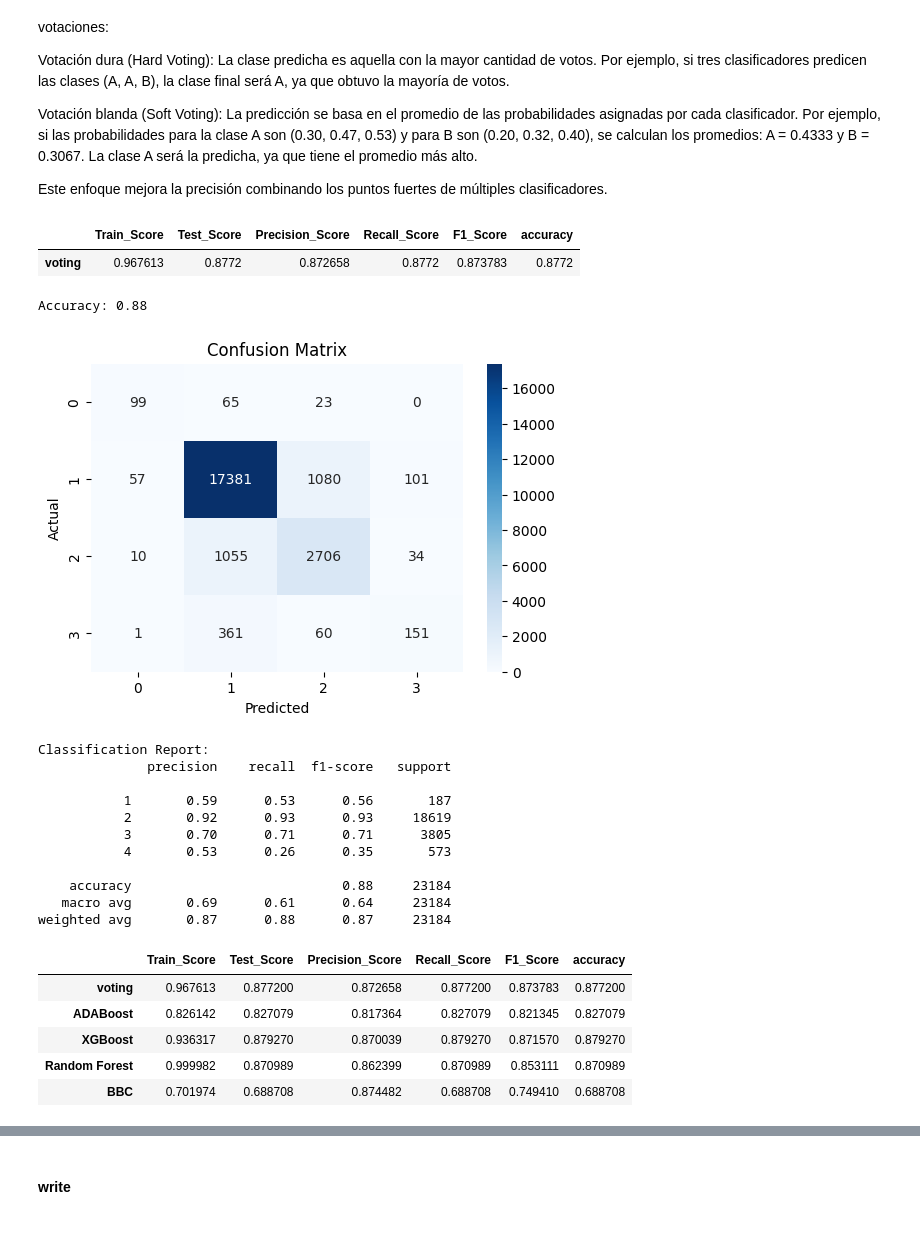
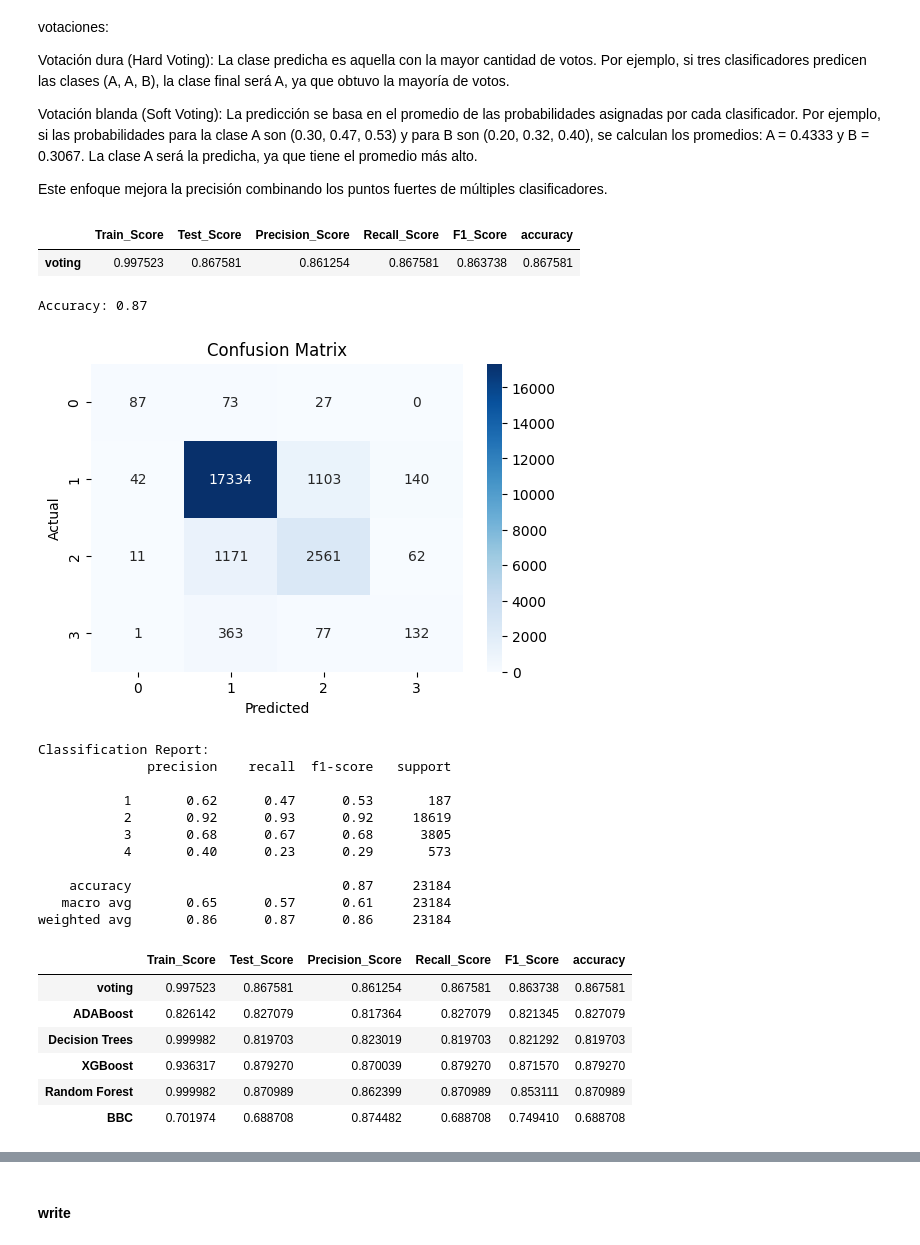
Before and after one commit to jsmoralesc/DSA_Proyecto_AccidentesTransito, a Jupyter notebook: Code/Modelos_ML.ipynb, the cells around one changed output, grey strips where cells are left out. Saved outputs shown, nothing was run; the diff lists cells and outputs as text; code cells hidden in the pictures.

```diff
--- a/Code/Modelos_ML.ipynb
+++ b/Code/Modelos_ML.ipynb
@@ -280,0 +316,7 @@ weighted avg       0.82      0.83      0.82     23184
+# %%
+dt_classifier = DecisionTreeClassifier(random_state=42)
+dt_classifier.fit(X_train, y_train)
+
+y_pred = dt_classifier.predict(X_test)
+Eval_Dt=classification_task(dt_classifier,X_train, y_train ,X_test ,y_test, y_pred,'Decision Trees')
+Eval_Dt
@@ -291,6 +364,7 @@ Este enfoque mejora la precisión combinando los puntos fuertes de múltiples cl
 # %%
 voting_classifier = VotingClassifier(estimators=[
     ('ada', ada_classifier),
+    ('dt_classifier',dt_classifier),
     ('rf_classifier',rf_classifier),
     ('xgb', xgb_classifier),
     ('bbc',balanced_bagging)
@@ -304,7 +378,7 @@ Eval_voting=classification_task(voting_classifier,X_train, y_train ,X_test,y_tes
 Eval_voting
 # %% [output]
 |  | Train_Score | Test_Score | Precision_Score | Recall_Score | F1_Score | accuracy |
-| voting | 0.967613 | 0.8772 | 0.872658 | 0.8772 | 0.873783 | 0.8772 |
+| voting | 0.997523 | 0.867581 | 0.861254 | 0.867581 | 0.863738 | 0.867581 |
 # %%
 accuracy = accuracy_score(y_test, y_pred)
 print(f"Accuracy: {accuracy:.2f}")
@@ -320,25 +394,26 @@ class_report = classification_report(y_test, y_pred)
 print("Classification Report:")
 print(class_report)
 # %% [output]
-Accuracy: 0.88
+Accuracy: 0.87
-[figure, old version]
+[figure, new version]
 Classification Report:
               precision    recall  f1-score   support
 
-           1       0.59      0.53      0.56       187
-           2       0.92      0.93      0.93     18619
-           3       0.70      0.71      0.71      3805
-           4       0.53      0.26      0.35       573
+           1       0.62      0.47      0.53       187
+           2       0.92      0.93      0.92     18619
+           3       0.68      0.67      0.68      3805
+           4       0.40      0.23      0.29       573
 
-    accuracy                           0.88     23184
-   macro avg       0.69      0.61      0.64     23184
-weighted avg       0.87      0.88      0.87     23184
+    accuracy                           0.87     23184
+   macro avg       0.65      0.57      0.61     23184
+weighted avg       0.86      0.87      0.86     23184
 # %%
-pd.concat([Eval_voting , Eval_ada , Eval_xgb ,Eval_Rf,Eval_bbc])
+pd.concat([Eval_voting , Eval_ada , Eval_Dt, Eval_xgb ,Eval_Rf, Eval_bbc])
 # %% [output]
 |  | Train_Score | Test_Score | Precision_Score | Recall_Score | F1_Score | accuracy |
-| voting | 0.967613 | 0.877200 | 0.872658 | 0.877200 | 0.873783 | 0.877200 |
+| voting | 0.997523 | 0.867581 | 0.861254 | 0.867581 | 0.863738 | 0.867581 |
 | ADABoost | 0.826142 | 0.827079 | 0.817364 | 0.827079 | 0.821345 | 0.827079 |
+| Decision Trees | 0.999982 | 0.819703 | 0.823019 | 0.819703 | 0.821292 | 0.819703 |
 | XGBoost | 0.936317 | 0.879270 | 0.870039 | 0.879270 | 0.871570 | 0.879270 |
 | Random Forest | 0.999982 | 0.870989 | 0.862399 | 0.870989 | 0.853111 | 0.870989 |
 | BBC | 0.701974 | 0.688708 | 0.874482 | 0.688708 | 0.749410 | 0.688708 |
```
Also changed, not shown: parts of 9 cells of this notebook.
